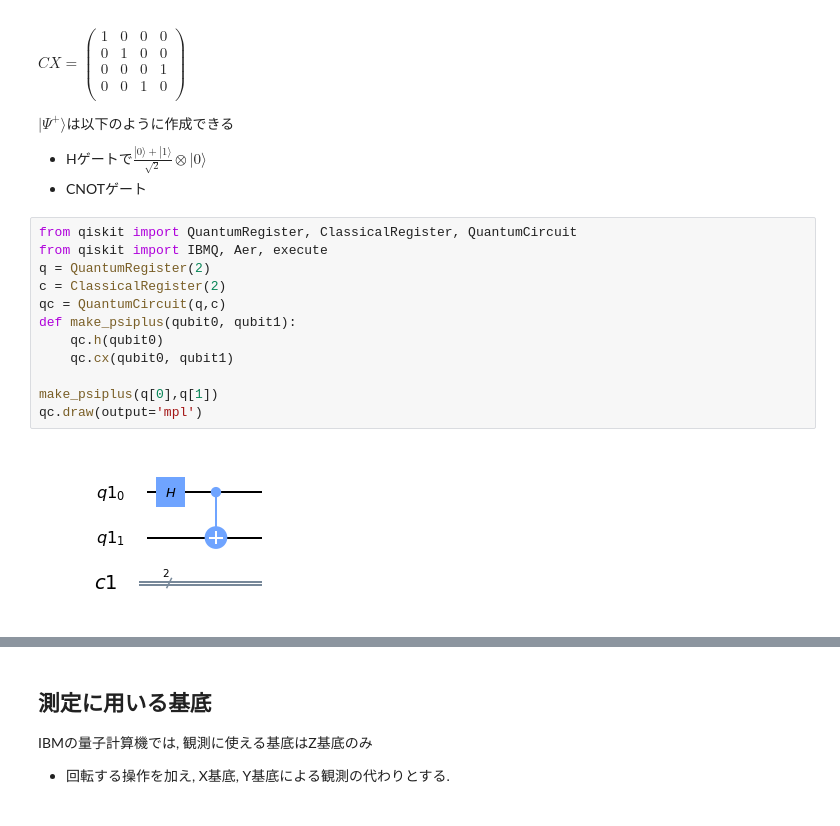
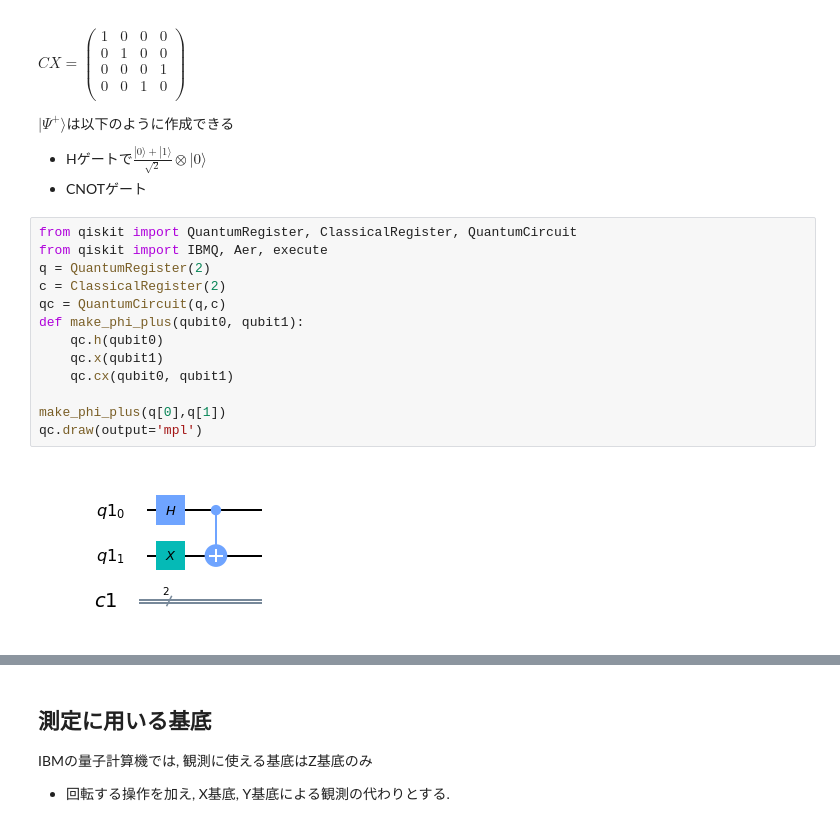
Before and after one commit to parton-quark/widecamp2019f, a Jupyter notebook: CHSH_widecamp.ipynb, the cells around one changed output, grey strips where cells are left out. Drawn from its saved outputs; the diff is of its cells as text.

```diff
--- a/CHSH_widecamp.ipynb
+++ b/CHSH_widecamp.ipynb
@@ -61,17 +61,18 @@ $|\Psi^+ \rangle$は以下のように作成できる
 # %%
 from qiskit import QuantumRegister, ClassicalRegister, QuantumCircuit
 from qiskit import IBMQ, Aer, execute
 q = QuantumRegister(2)
 c = ClassicalRegister(2)
 qc = QuantumCircuit(q,c)
-def make_psiplus(qubit0, qubit1):
+def make_phi_plus(qubit0, qubit1):
     qc.h(qubit0)
+    qc.x(qubit1)
     qc.cx(qubit0, qubit1)
 
-make_psiplus(q[0],q[1])
+make_phi_plus(q[0],q[1])
 qc.draw(output='mpl')
 # %% [output]
-[figure, old version]
+[figure, new version]
 # %%
 qc.measure(q,c)
 backend = Aer.get_backend('qasm_simulator')
```
Also changed, not shown: parts of 2 cells of this notebook.
